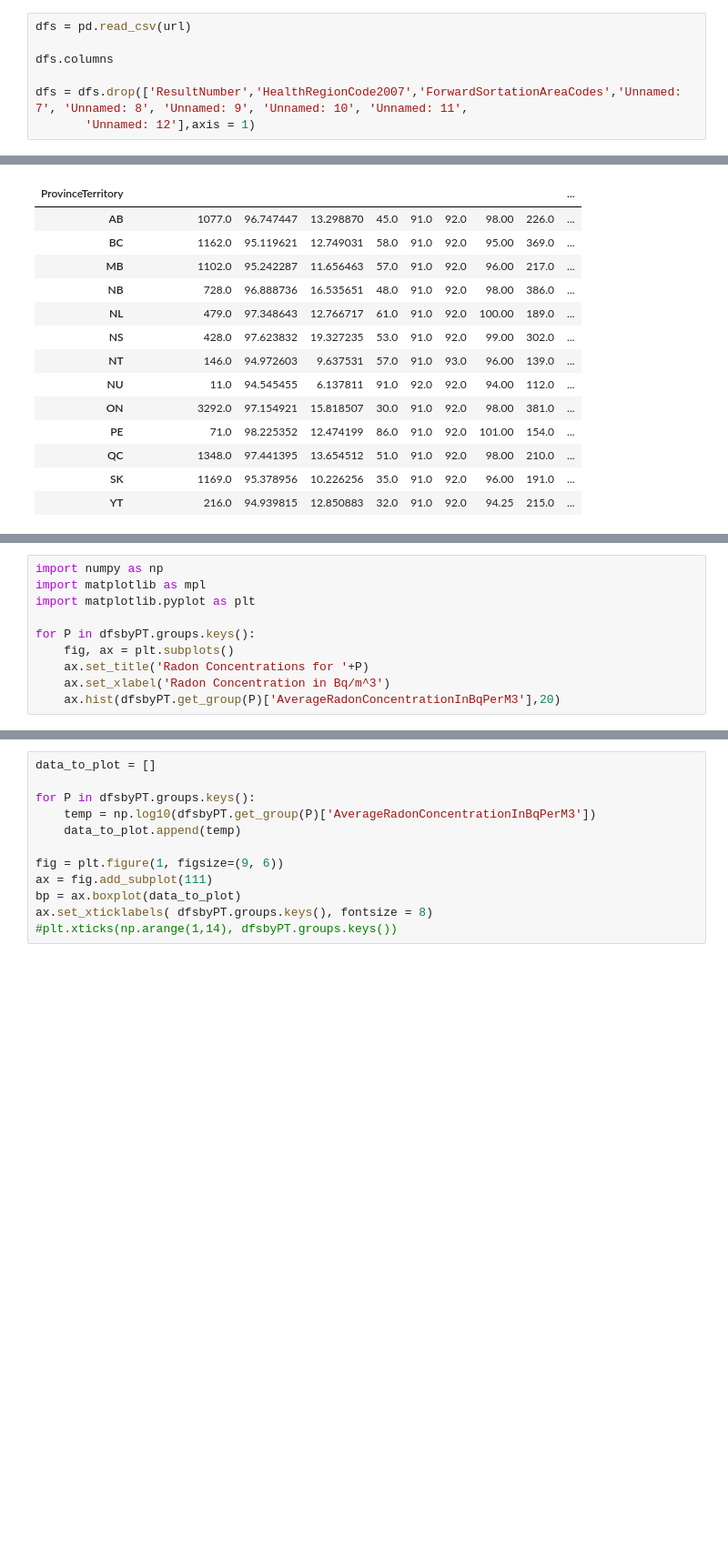
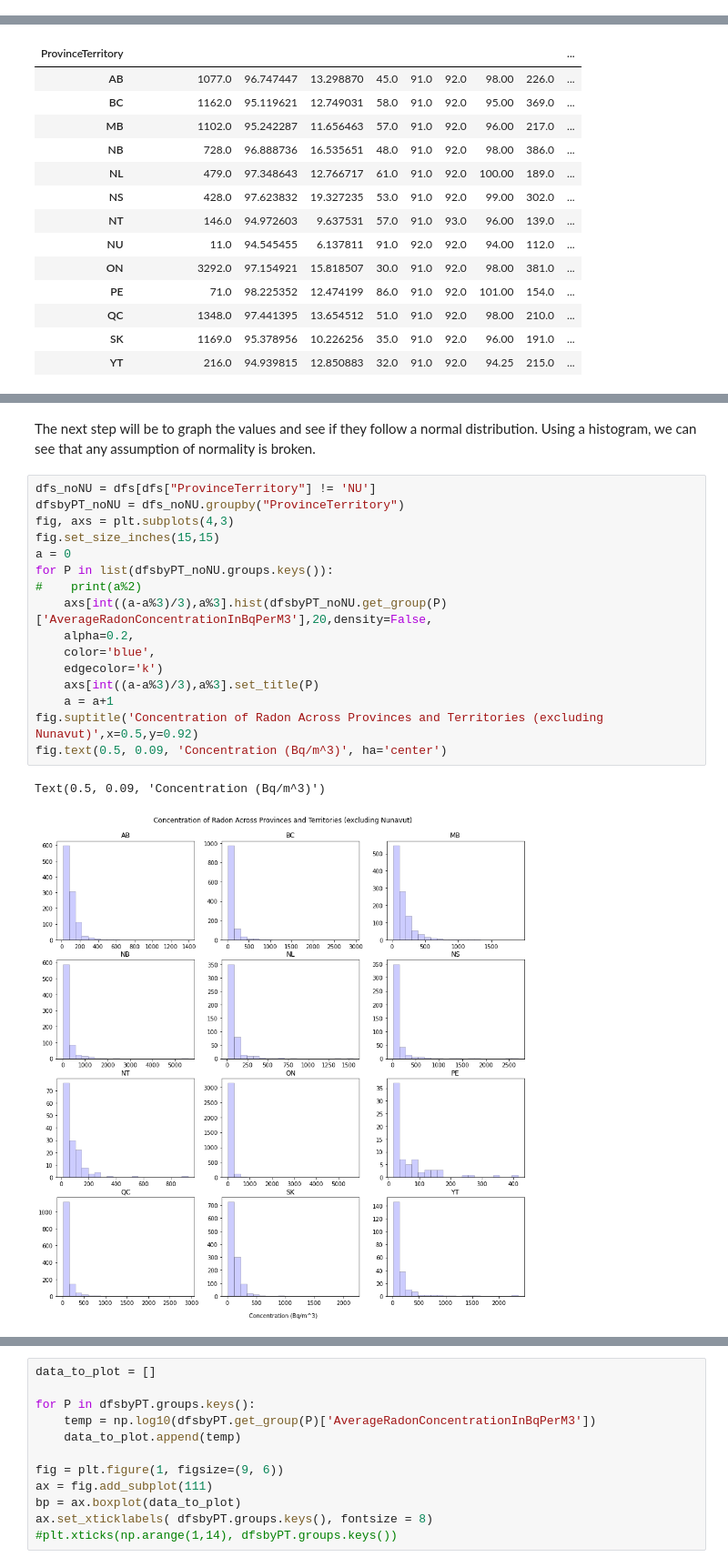
Before and after one commit to StephenStyles/Radon, a Jupyter notebook: PIMS Sample Project.ipynb, the cells around one changed output, grey strips where cells are left out. Shown: that part at 91% size. Cells and saved outputs as stored; diff of their text form; blank space fills up the shorter version.

```diff
--- a/PIMS Sample Project.ipynb
+++ b/PIMS Sample Project.ipynb
@@ -18,7 +29,0 @@ response = requests.get(url)
-# %%
-dfs = pd.read_csv(url)
-
-dfs.columns
-
-dfs = dfs.drop(['ResultNumber','HealthRegionCode2007','ForwardSortationAreaCodes','Unnamed: 7', 'Unnamed: 8', 'Unnamed: 9', 'Unnamed: 10', 'Unnamed: 11',
-       'Unnamed: 12'],axis = 1)
@@ -132,10 +73,0 @@ SyntaxError: keyword argument repeated (<ipython-input-59-abe6c5c351a3>, line 6)
-# %%
-import numpy as np
-import matplotlib as mpl
-import matplotlib.pyplot as plt
-
-for P in dfsbyPT.groups.keys():
-    fig, ax = plt.subplots()
-    ax.set_title('Radon Concentrations for '+P)
-    ax.set_xlabel('Radon Concentration in Bq/m^3')
-    ax.hist(dfsbyPT.get_group(P)['AverageRadonConcentrationInBqPerM3'],20)
@@ -155,0 +74,21 @@ for P in dfsbyPT.groups.keys():
+# %% [markdown]
+The next step will be to graph the values and see if they follow a normal distribution. Using a histogram, we can see that any assumption of normality is broken.
+# %%
+dfs_noNU = dfs[dfs["ProvinceTerritory"] != 'NU']
+dfsbyPT_noNU = dfs_noNU.groupby("ProvinceTerritory")
+fig, axs = plt.subplots(4,3)
+fig.set_size_inches(15,15)
+a = 0
+for P in list(dfsbyPT_noNU.groups.keys()):
+#    print(a%2)
+    axs[int((a-a%3)/3),a%3].hist(dfsbyPT_noNU.get_group(P)['AverageRadonConcentrationInBqPerM3'],20,density=False,
+    alpha=0.2,
+    color='blue',
+    edgecolor='k')
+    axs[int((a-a%3)/3),a%3].set_title(P)
+    a = a+1
+fig.suptitle('Concentration of Radon Across Provinces and Territories (excluding Nunavut)',x=0.5,y=0.92)
+fig.text(0.5, 0.09, 'Concentration (Bq/m^3)', ha='center')
+# %% [output]
+Text(0.5, 0.09, 'Concentration (Bq/m^3)')
+[figure, added]
```
Also changed, not shown: parts of 18 cells of this notebook.
